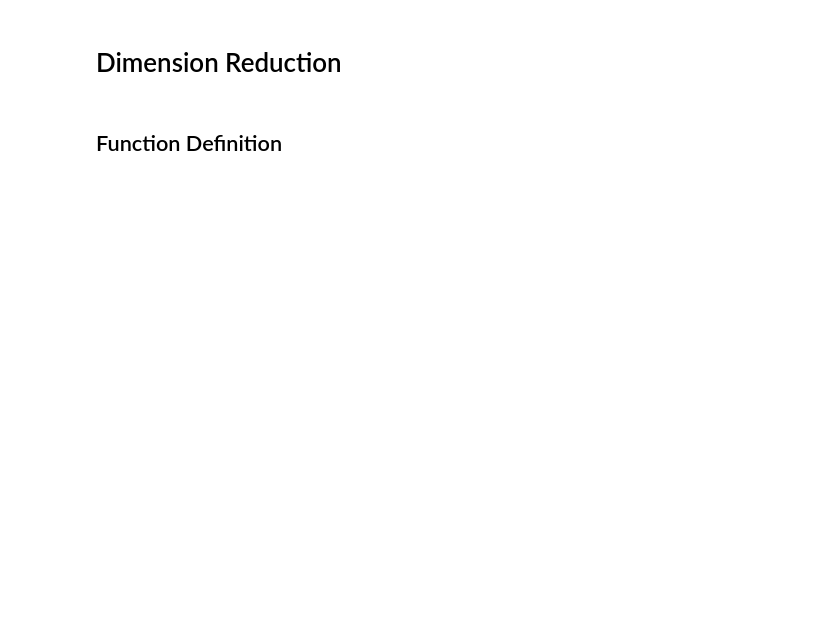
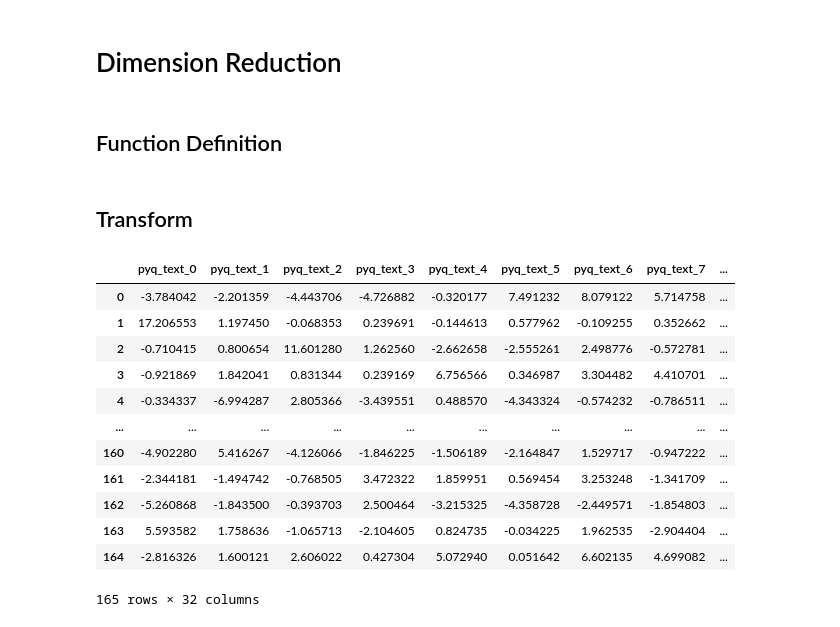
Before and after one commit to TGChenZP/CSSA-ArticleTitleScoring__Groupwork__Py, a Jupyter notebook: notebooks/Data Preparation.ipynb, the cells around one changed output. Saved outputs shown, nothing was run; the diff lists cells and outputs as text; code cells hidden in the pictures; blank space fills up the shorter version.

```diff
--- a/notebooks/Data Preparation.ipynb
+++ b/notebooks/Data Preparation.ipynb
@@ -309,7 +329,50 @@ val_id, test_id = train_test_split(val_test_id, test_size=0.5, random_state=SEED
 # %% [markdown]
 ## Function Definition
 # %%
-def PCA(embeddings, n_components):
+def get_pca(embeddings, n_components):
     pca = PCA(n_components=n_components)
     pca.fit(embeddings)
-    return pca.transform(embeddings), pca
+    return pca
+# %%
+def get_dataframe(embeddings: np.array, feature_type: str) -> pd.DataFrame:
+    return pd.DataFrame(embeddings, columns=[f'{feature_type}_{i}' for i in range(embeddings.shape[1])])
+# %% [markdown]
+## Transform
+# %%
+pyq_text_pca = get_pca(train_pyq_text_embeddings, 32)
+title_pca = get_pca(train_title_embeddings, 32)
+
+train_pyq_text_embeddings_pca = pyq_text_pca.transform(train_pyq_text_embeddings)
+train_title_embeddings_pca = title_pca.transform(train_title_embeddings)
+
+val_pyq_text_embeddings_pca = pyq_text_pca.transform(val_pyq_text_embeddings)
+val_title_embeddings_pca = title_pca.transform(val_title_embeddings)
+
+test_pyq_text_embeddings_pca = pyq_text_pca.transform(test_pyq_text_embeddings)
+test_title_embeddings_pca = title_pca.transform(test_title_embeddings)
+# %%
+# turn them into dataframe
+train_pyq_text_embeddings_pca_df = get_dataframe(train_pyq_text_embeddings_pca, 'pyq_text')
+train_title_embeddings_pca_df = get_dataframe(train_title_embeddings_pca, 'title')
+
+val_pyq_text_embeddings_pca_df = get_dataframe(val_pyq_text_embeddings_pca, 'pyq_text')
+val_title_embeddings_pca_df = get_dataframe(val_title_embeddings_pca, 'title')
+
+test_pyq_text_embeddings_pca_df = get_dataframe(test_pyq_text_embeddings_pca, 'pyq_text')
+test_title_embeddings_pca_df = get_dataframe(test_title_embeddings_pca, 'title')
+# %%
+train_pyq_text_embeddings_pca_df
+# %% [output]
+|  | pyq_text_0 | pyq_text_1 | pyq_text_2 | pyq_text_3 | pyq_text_4 | pyq_text_5 | pyq_text_6 | pyq_text_7 | ... |
+| 0 | -3.784042 | -2.201359 | -4.443706 | -4.726882 | -0.320177 | 7.491232 | 8.079122 | 5.714758 | ... |
+| 1 | 17.206553 | 1.197450 | -0.068353 | 0.239691 | -0.144613 | 0.577962 | -0.109255 | 0.352662 | ... |
+| 2 | -0.710415 | 0.800654 | 11.601280 | 1.262560 | -2.662658 | -2.555261 | 2.498776 | -0.572781 | ... |
+| 3 | -0.921869 | 1.842041 | 0.831344 | 0.239169 | 6.756566 | 0.346987 | 3.304482 | 4.410701 | ... |
+| 4 | -0.334337 | -6.994287 | 2.805366 | -3.439551 | 0.488570 | -4.343324 | -0.574232 | -0.786511 | ... |
+| ... | ... | ... | ... | ... | ... | ... | ... | ... | ... |
+| 160 | -4.902280 | 5.416267 | -4.126066 | -1.846225 | -1.506189 | -2.164847 | 1.529717 | -0.947222 | ... |
+| 161 | -2.344181 | -1.494742 | -0.768505 | 3.472322 | 1.859951 | 0.569454 | 3.253248 | -1.341709 | ... |
+| 162 | -5.260868 | -1.843500 | -0.393703 | 2.500464 | -3.215325 | -4.358728 | -2.449571 | -1.854803 | ... |
+| 163 | 5.593582 | 1.758636 | -1.065713 | -2.104605 | 0.824735 | -0.034225 | 1.962535 | -2.904404 | ... |
+| 164 | -2.816326 | 1.600121 | 2.606022 | 0.427304 | 5.072940 | 0.051642 | 6.602135 | 4.699082 | ... |
+165 rows × 32 columns
```
Also changed, not shown: parts of 19 cells of this notebook.
